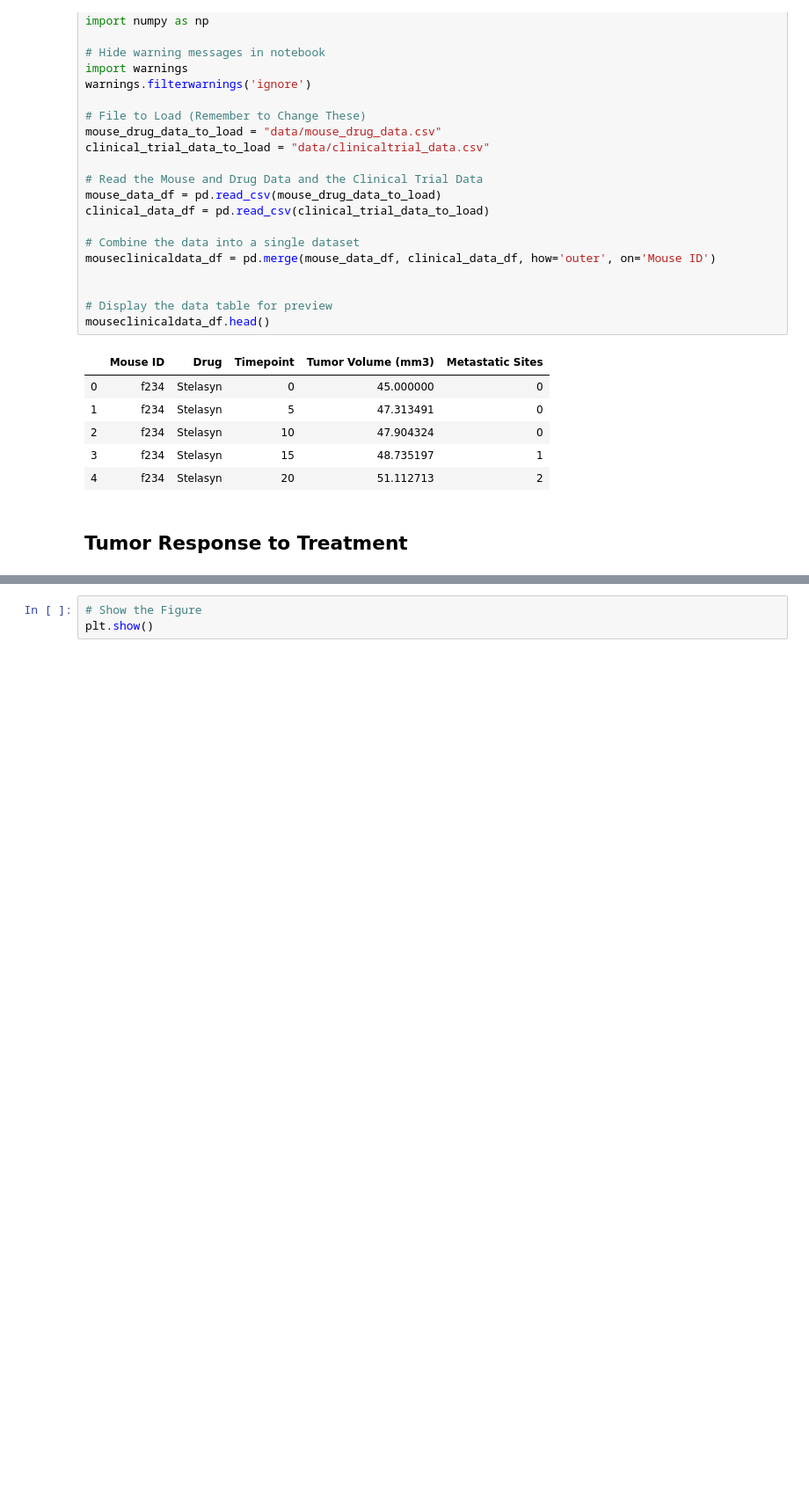
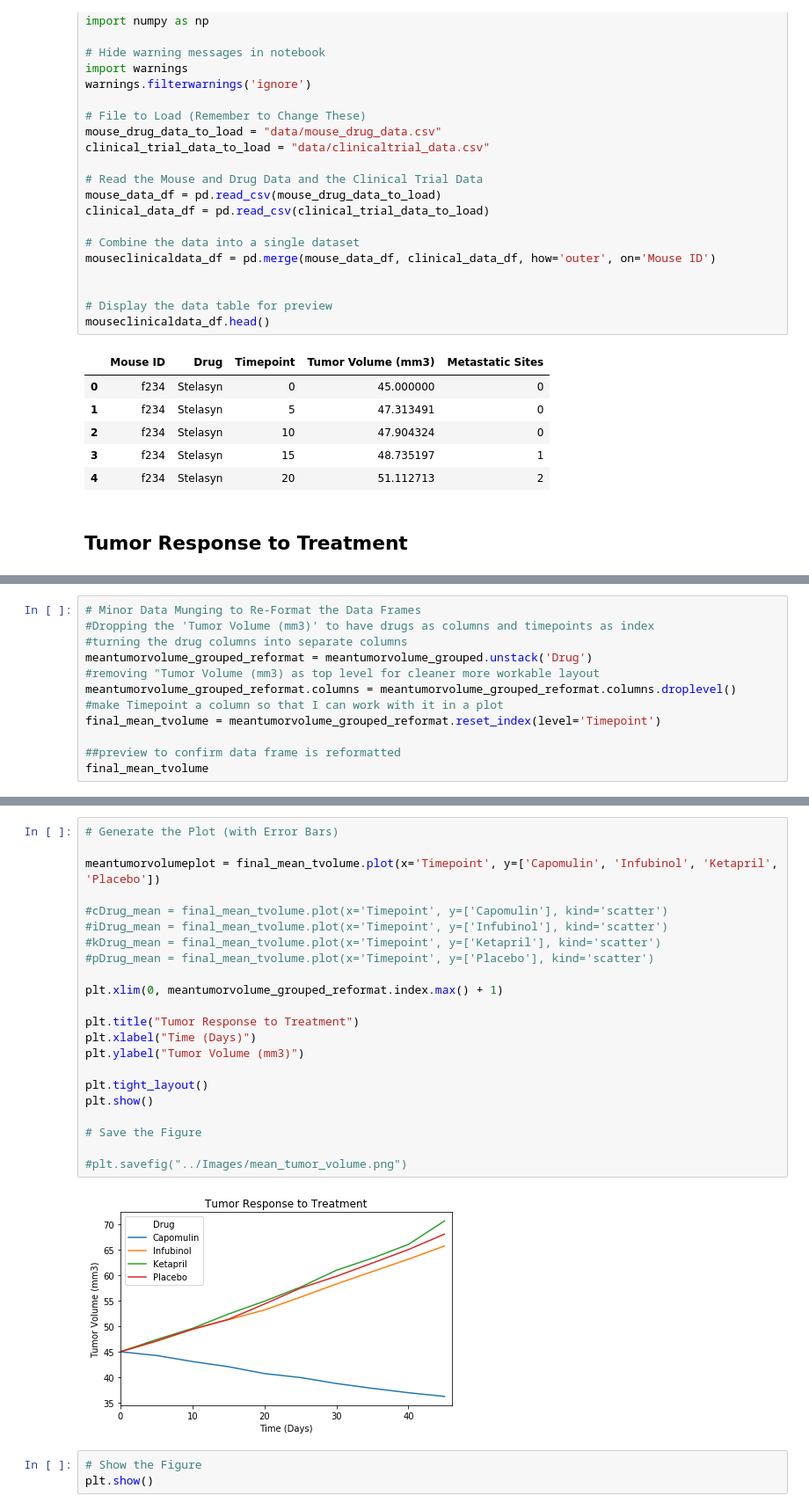
Before and after one commit to Yashwinie/bootcampspot-homework, a Jupyter notebook: mathplotlib-challenge/Pymaceuticals/Pymaceuticals_YSS.ipynb, the cells around one changed output, grey strips where cells are left out. Shown at 88% size. Cells and saved outputs as stored; diff of their text form; blank space fills up the shorter version.

```diff
--- a/mathplotlib-challenge/Pymaceuticals/Pymaceuticals_YSS.ipynb
+++ b/mathplotlib-challenge/Pymaceuticals/Pymaceuticals_YSS.ipynb
@@ -111,0 +65,12 @@ semtumorvolume_grouped_reformat
+# %%
+# Minor Data Munging to Re-Format the Data Frames
+#Dropping the 'Tumor Volume (mm3)' to have drugs as columns and timepoints as index
+#turning the drug columns into separate columns
+meantumorvolume_grouped_reformat = meantumorvolume_grouped.unstack('Drug')
+#removing "Tumor Volume (mm3) as top level for cleaner more workable layout
+meantumorvolume_grouped_reformat.columns = meantumorvolume_grouped_reformat.columns.droplevel()
+#make Timepoint a column so that I can work with it in a plot
+final_mean_tvolume = meantumorvolume_grouped_reformat.reset_index(level='Timepoint')
+
+##preview to confirm data frame is reformatted
+final_mean_tvolume
@@ -112,3 +111,27 @@ semtumorvolume_grouped_reformat
+# %%
+# Generate the Plot (with Error Bars)
+
+meantumorvolumeplot = final_mean_tvolume.plot(x='Timepoint', y=['Capomulin', 'Infubinol', 'Ketapril', 'Placebo'])
+
+#cDrug_mean = final_mean_tvolume.plot(x='Timepoint', y=['Capomulin'], kind='scatter')
+#iDrug_mean = final_mean_tvolume.plot(x='Timepoint', y=['Infubinol'], kind='scatter')
+#kDrug_mean = final_mean_tvolume.plot(x='Timepoint', y=['Ketapril'], kind='scatter')
+#pDrug_mean = final_mean_tvolume.plot(x='Timepoint', y=['Placebo'], kind='scatter')
+
+plt.xlim(0, meantumorvolume_grouped_reformat.index.max() + 1)
+
+plt.title("Tumor Response to Treatment")
+plt.xlabel("Time (Days)")
+plt.ylabel("Tumor Volume (mm3)")
+
+plt.tight_layout()
+plt.show()
+
+# Save the Figure
+
+#plt.savefig("../Images/mean_tumor_volume.png")
+# %% [output]
+[figure, added]
 # %%
 # Show the Figure
 plt.show()
```
Also changed, not shown: parts of 7 cells of this notebook.
